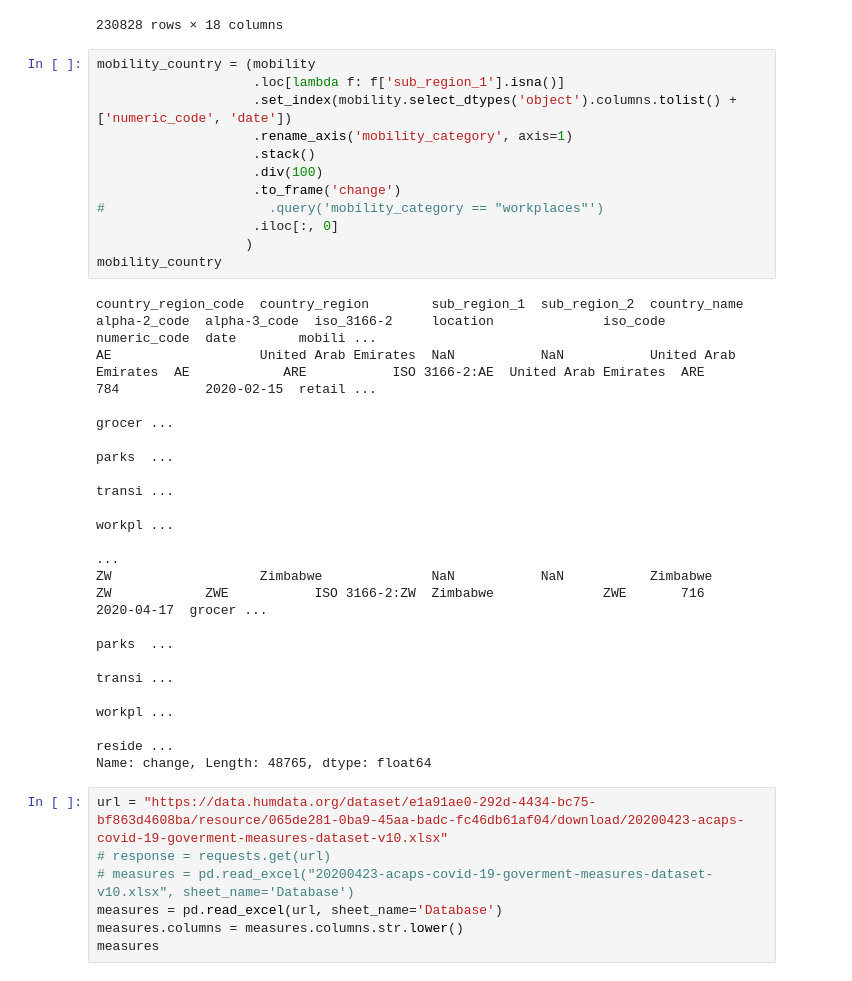
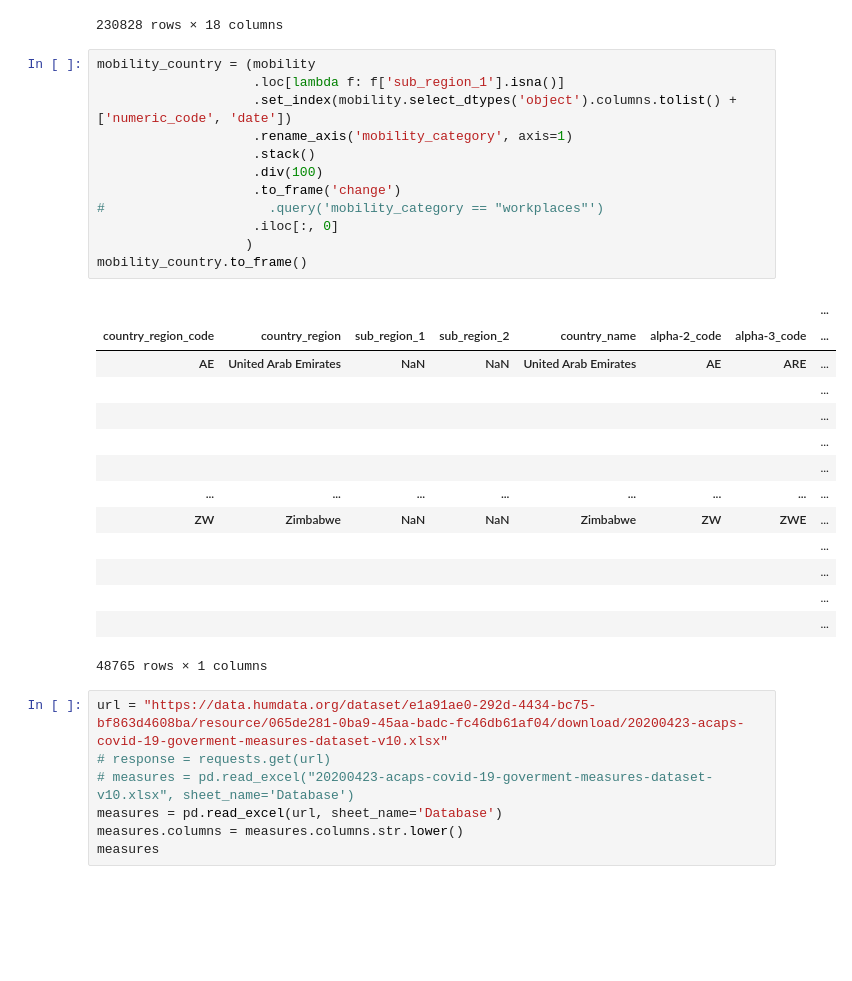
Before and after one commit to horaceg/uncover, a Jupyter notebook: working/Measures and rate.ipynb, the cells around one changed output. Cells and saved outputs as stored; diff of their text form; blank space fills up the shorter version.

```diff
--- a/working/Measures and rate.ipynb
+++ b/working/Measures and rate.ipynb
@@ -137,29 +139,30 @@ mobility
 # %%
 mobility_country = (mobility
                     .loc[lambda f: f['sub_region_1'].isna()]
                     .set_index(mobility.select_dtypes('object').columns.tolist() + ['numeric_code', 'date'])
                     .rename_axis('mobility_category', axis=1)
                     .stack()
                     .div(100)
                     .to_frame('change')
 #                     .query('mobility_category == "workplaces"')
                     .iloc[:, 0]
                    )
-mobility_country
+mobility_country.to_frame()
 # %% [output]
+|  |  |  |  |  |  |  | ... |
+| country_region_code | country_region | sub_region_1 | sub_region_2 | country_name | alpha-2_code | alpha-3_code | ... |
+| AE | United Arab Emirates | NaN | NaN | United Arab Emirates | AE | ARE | ... |
+|  |  |  |  |  |  |  | ... |
+|  |  |  |  |  |  |  | ... |
+|  |  |  |  |  |  |  | ... |
+|  |  |  |  |  |  |  | ... |
+| ... | ... | ... | ... | ... | ... | ... | ... |
+| ZW | Zimbabwe | NaN | NaN | Zimbabwe | ZW | ZWE | ... |
+|  |  |  |  |  |  |  | ... |
+|  |  |  |  |  |  |  | ... |
+|  |  |  |  |  |  |  | ... |
+|  |  |  |  |  |  |  | ... |
-country_region_code  country_region        sub_region_1  sub_region_2  country_name          alpha-2_code  alpha-3_code  iso_3166-2     location              iso_code  numeric_code  date        mobili ...
-AE                   United Arab Emirates  NaN           NaN           United Arab Emirates  AE            ARE           ISO 3166-2:AE  United Arab Emirates  ARE       784           2020-02-15  retail ...
-                                                                                                                                                                                                  grocer ...
-                                                                                                                                                                                                  parks  ...
-                                                                                                                                                                                                  transi ...
-                                                                                                                                                                                                  workpl ...
-                                                                                                                                                                                                         ...
-ZW                   Zimbabwe              NaN           NaN           Zimbabwe              ZW            ZWE           ISO 3166-2:ZW  Zimbabwe              ZWE       716           2020-04-17  grocer ...
-                                                                                                                                                                                                  parks  ...
-                                                                                                                                                                                                  transi ...
-                                                                                                                                                                                                  workpl ...
-                                                                                                                                                                                                  reside ...
-Name: change, Length: 48765, dtype: float64
+48765 rows × 1 columns
 # %%
 url = "https://data.humdata.org/dataset/e1a91ae0-292d-4434-bc75-bf863d4608ba/resource/065de281-0ba9-45aa-badc-fc46db61af04/download/20200423-acaps-covid-19-goverment-measures-dataset-v10.xlsx"
 # response = requests.get(url)
```
Also changed, not shown: parts of 11 cells of this notebook, 2 other files.
